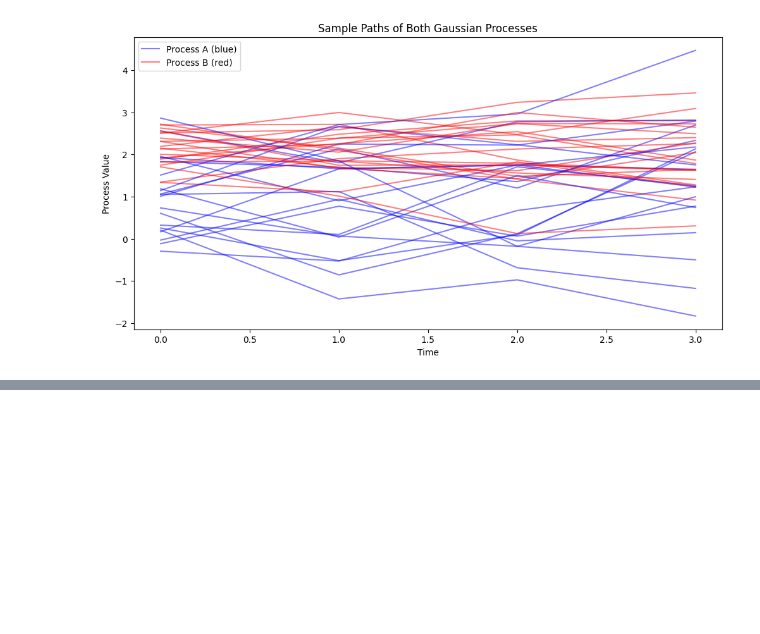
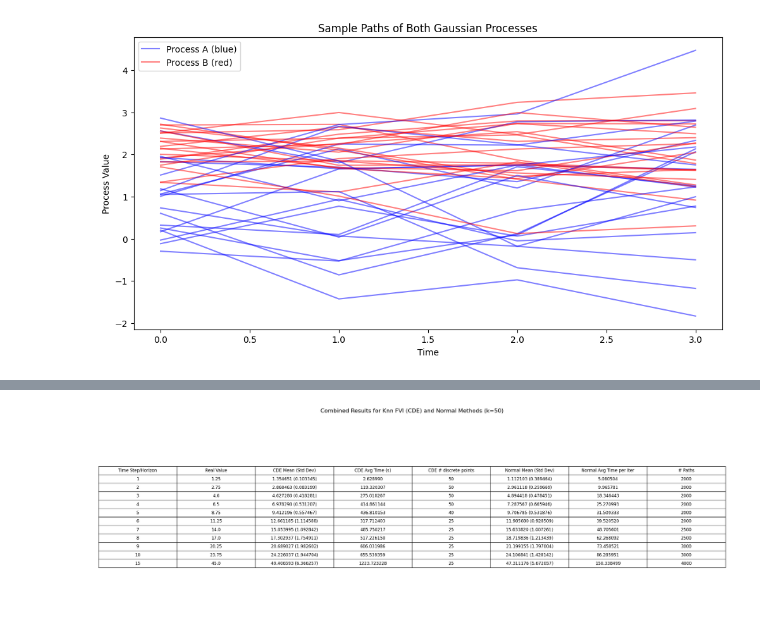
Before and after one commit to rubenbonto/AWD_numerics, a Jupyter notebook: Benchmark_value_Gausian/exemple.ipynb, the cells around one changed output, grey strips where cells are left out. Saved outputs shown, nothing was run; the diff lists cells and outputs as text; code cells hidden in the pictures; blank space fills up the shorter version.

```diff
--- a/Benchmark_value_Gausian/exemple.ipynb
+++ b/Benchmark_value_Gausian/exemple.ipynb
@@ -52,0 +121,58 @@ plt.show()
+# %%
+import matplotlib.pyplot as plt
+import pandas as pd
+
+# Define the combined data
+data = {
+    "Time Step/Horizon": [1, 2, 3, 4, 5, 6, 7, 8, 9, 10, 15],
+    "Real Value": [1.25, 2.75, 4.6, 6.5, 8.75, 11.25, 14, 17, 20.25, 23.75, 45],
+    "CDE Mean (Std Dev)": [
+        "1.354651 (0.103345)", "2.868463 (0.083199)", "4.627280 (0.418281)",
+        "6.978290 (0.531207)", "9.412196 (0.557467)", "12.661185 (1.114588)",
+        "15.053995 (1.092842)", "17.302937 (1.754911)", "20.689027 (1.982602)",
+        "24.226037 (1.944704)", "49.406593 (6.366257)"
+    ],
+    "CDE Avg Time (s)": [
+        "2.628990", "119.320307", "275.018267", "414.861144",
+        "436.810153", "317.712403", "485.750217", "517.226150",
+        "606.031986", "655.539359", "1223.723228"
+    ],
+    "CDE # discrete points": ["50", "50", "50", "50", "40", "25", "25", "25", "25", "25", "25"],
+    "Normal Mean (Std Dev)": [
+        "1.112103 (0.389464)", "2.961118 (0.259669)", "4.894418 (0.478451)",
+        "7.287567 (0.665946)", "9.706785 (0.531876)", "11.985680 (0.928509)",
+        "15.633820 (1.007261)", "18.719836 (1.213439)", "21.199155 (1.797004)",
+        "24.106841 (1.428142)", "47.311176 (5.672057)"
+    ],
+    "Normal Avg Time per Iter": [
+        "5.080504", "9.965781", "18.346443", "25.270993", "31.509333",
+        "39.520520", "48.705601", "62.268092", "73.458521", "86.285951", "150.338499"
+    ],
+    "# Paths": ["2000", "2000", "2000", "2000", "2000", "2000", "2500", "2500", "3000", "3000", "4000"]
+}
+
+df = pd.DataFrame(data)
+
+# Set up the plot
+fig, ax = plt.subplots(figsize=(16, 10))
+ax.axis('off')
+
+# Create the table
+table = ax.table(cellText=df.values,
+                 colLabels=df.columns,
+                 loc='center',
+                 cellLoc='center')
+
+# Customize font size and scale for high-definition display
+table.auto_set_font_size(False)
+table.set_fontsize(12)
+table.scale(2, 2)
+
+# Add a title and note about k=50 for both methods
+plt.title("Combined Results for Knn FVI (CDE) and Normal Methods (k=50)", fontsize=16, pad=20)
+
+# Save the image as a high-resolution PNG
+plt.savefig('combined_results_table.png', dpi=300, bbox_inches='tight')
+plt.show()
+# %% [output]
+[figure, added]
```
Also changed, not shown: parts of 2 cells of this notebook, 11 other files.
